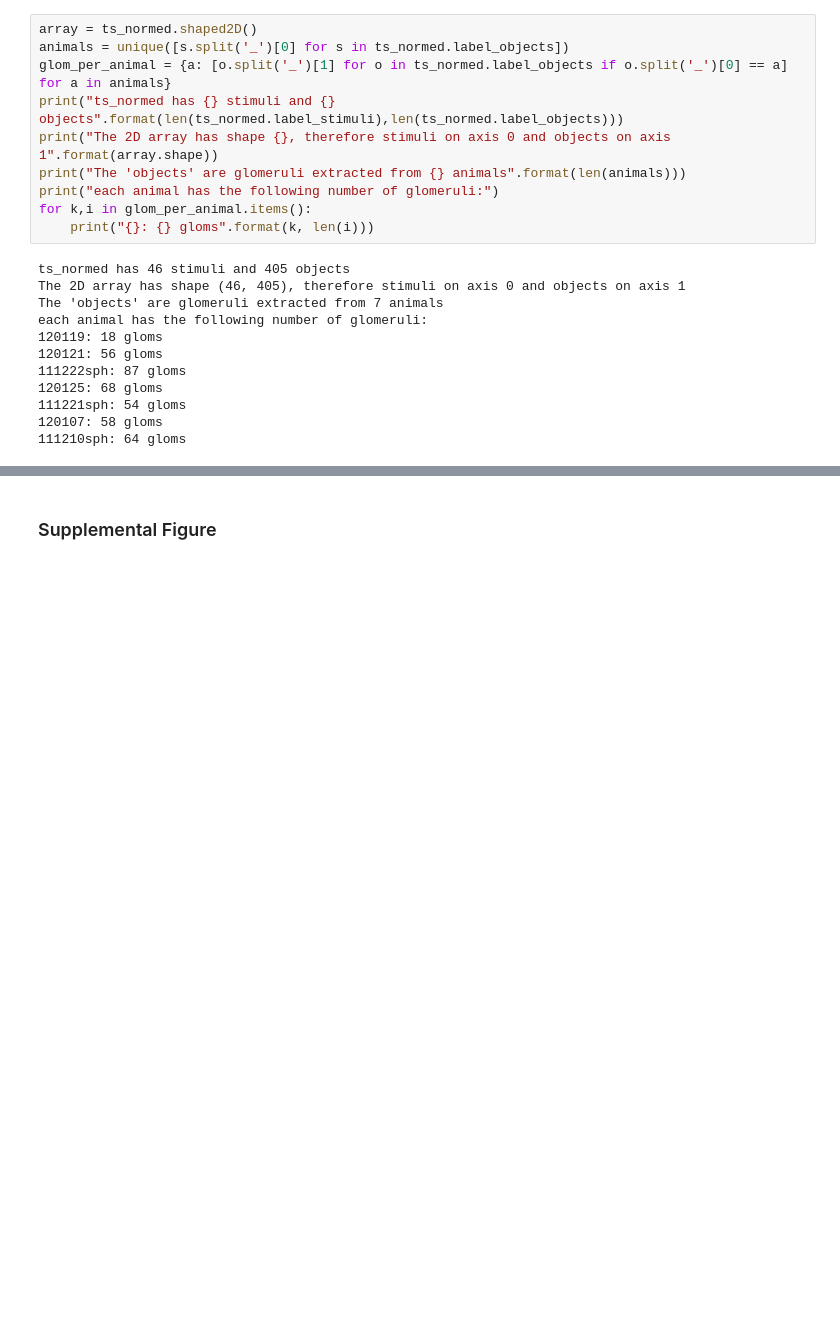
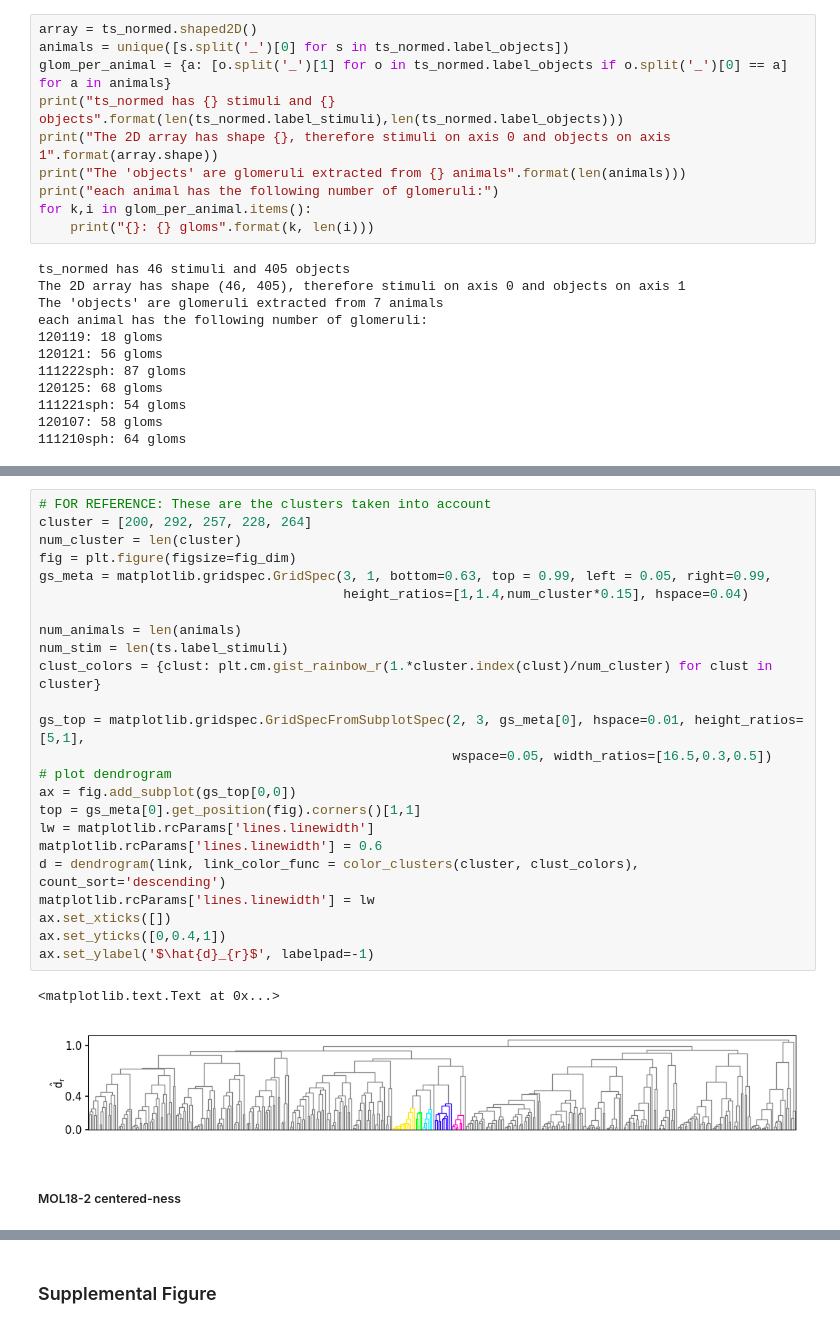
Before and after one commit to Huitzilo/glomcentric_code, a Jupyter notebook: MOB_Fig_tunotopy.ipynb, the cells around one changed output, grey strips where cells are left out. Cells and saved outputs as stored; diff of their text form; blank space fills up the shorter version.

```diff
--- a/MOB_Fig_tunotopy.ipynb
+++ b/MOB_Fig_tunotopy.ipynb
@@ -711,0 +761,29 @@ each animal has the following number of glomeruli:
+# %%
+# FOR REFERENCE: These are the clusters taken into account
+cluster = [200, 292, 257, 228, 264]
+num_cluster = len(cluster)
+fig = plt.figure(figsize=fig_dim)
+gs_meta = matplotlib.gridspec.GridSpec(3, 1, bottom=0.63, top = 0.99, left = 0.05, right=0.99,
+                                       height_ratios=[1,1.4,num_cluster*0.15], hspace=0.04)
+
+num_animals = len(animals)
+num_stim = len(ts.label_stimuli)
+clust_colors = {clust: plt.cm.gist_rainbow_r(1.*cluster.index(clust)/num_cluster) for clust in cluster}
+
+gs_top = matplotlib.gridspec.GridSpecFromSubplotSpec(2, 3, gs_meta[0], hspace=0.01, height_ratios=[5,1],
+                                                     wspace=0.05, width_ratios=[16.5,0.3,0.5])
+# plot dendrogram
+ax = fig.add_subplot(gs_top[0,0])
+top = gs_meta[0].get_position(fig).corners()[1,1]
+lw = matplotlib.rcParams['lines.linewidth']
+matplotlib.rcParams['lines.linewidth'] = 0.6
+d = dendrogram(link, link_color_func = color_clusters(cluster, clust_colors), count_sort='descending')
+matplotlib.rcParams['lines.linewidth'] = lw
+ax.set_xticks([])
+ax.set_yticks([0,0.4,1])
+ax.set_ylabel('$\hat{d}_{r}$', labelpad=-1)
+# %% [output]
+<matplotlib.text.Text at 0x...>
+[figure, added]
+# %% [markdown]
+##### MOL18-2 centered-ness
```
Also changed, not shown: parts of 8 cells of this notebook.
